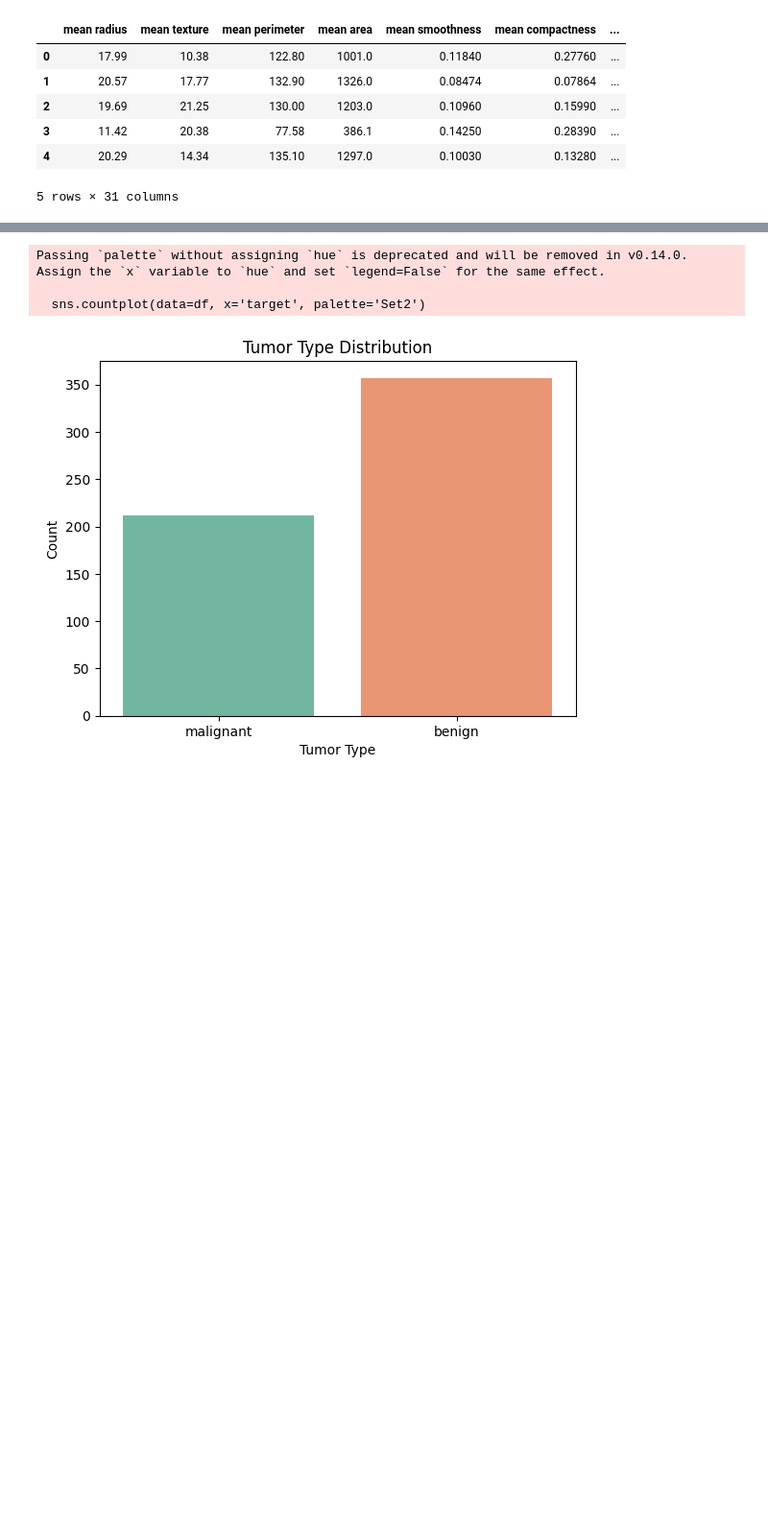
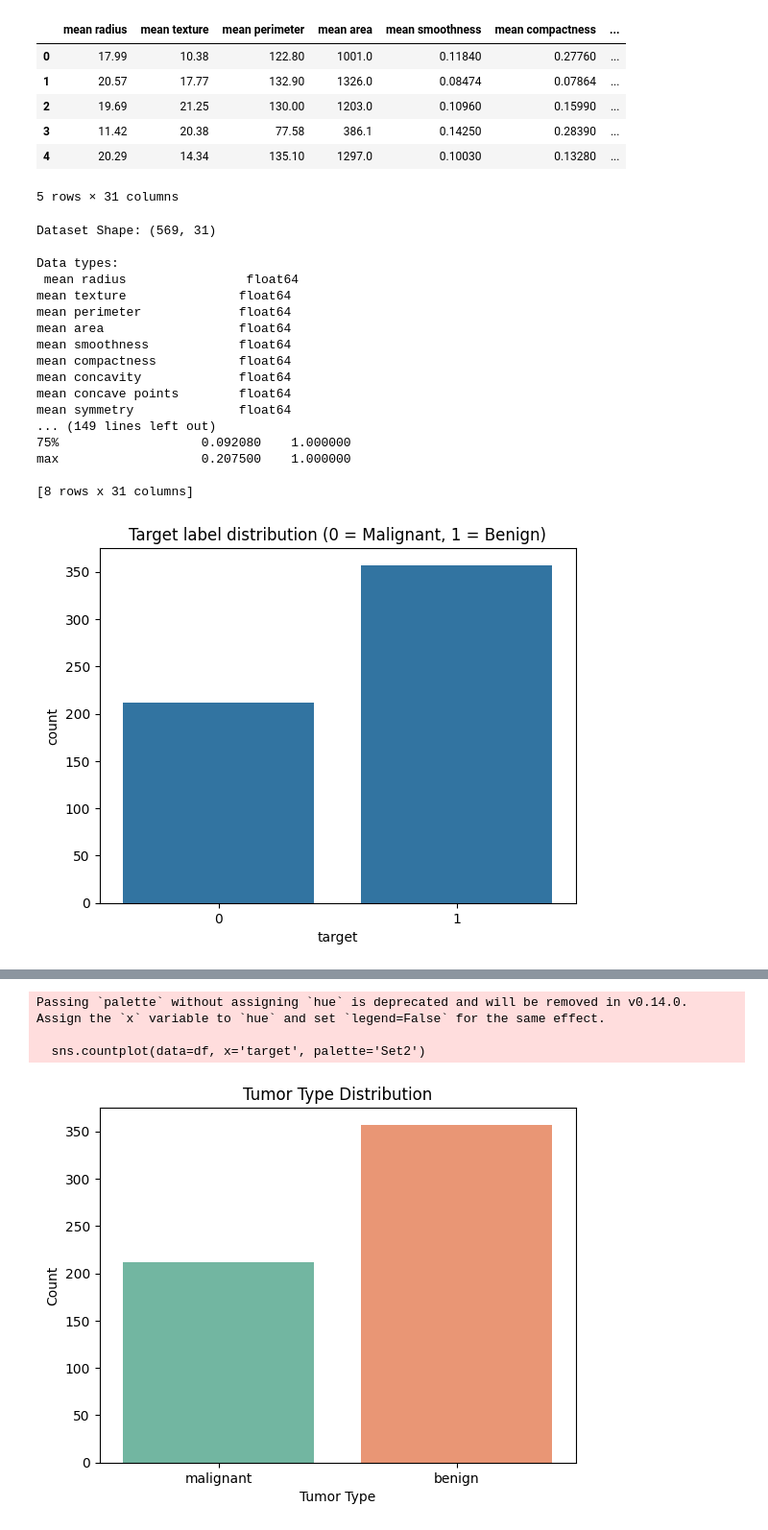
Before and after one commit to julibecaj/AIProject, a Jupyter notebook: BreastCancerClassification.ipynb, the cells around one changed output, grey strips where cells are left out. Shown at 96% size. Cells and saved outputs as stored; diff of their text form; code cells hidden in the pictures; blank space fills up the shorter version.

```diff
--- a/BreastCancerClassification.ipynb
+++ b/BreastCancerClassification.ipynb
@@ -29,3 +29,65 @@ df.head()
 | 3 | 11.42 | 20.38 | 77.58 | 386.1 | 0.14250 | 0.28390 | ... |
 | 4 | 20.29 | 14.34 | 135.10 | 1297.0 | 0.10030 | 0.13280 | ... |
 5 rows × 31 columns
+# %%
+# Step 1: Import libraries
+import pandas as pd
+import seaborn as sns
+import matplotlib.pyplot as plt
+from sklearn.datasets import load_breast_cancer
+
+# Step 2: Load dataset
+data = load_breast_cancer()
+
+# Step 3: Create DataFrame
+df = pd.DataFrame(data.data, columns=data.feature_names)
+df['target'] = data.target  # Add target as a new column
+#----
+#basic dataset info
+print("Dataset Shape:", df.shape)
+print("\nData types:\n", df.dtypes)
+print("\nFirst 5 rows:\n", df.head)
+print("\nSumary statistics:", df.describe())
+
+#target distribution
+sns.countplot(x='target', data=df)
+plt.title('Target label distribution (0 = Malignant, 1 = Benign)')
+plt.show()
+
+#histograms for features
+df.drop('target', axis = 1).hist(bins=20, figsize=(18,12))
+plt.suptitle("feature destribution")
+plt.tight_layout()
+plt.show()
+
+#boxplots for outliers
+plt.figure(figsize=(18,10))
+sns.boxplot(data = df.drop('target', axis = 1))
+plt.title("Boxplot for feature outlines")
+plt.xticks(rotation = 90)
+plt.show()
+
+#correlation heatmap
+plt.figure(figsize=(16,12))
+sns.heatmap(df.drop('target', axis=1).corr(), annot = False, cmap='coolwarm', linewidths=0.5)
+plt.title("feature correlation heatmap")
+plt.show()
+# %% [output]
+Dataset Shape: (569, 31)
+
+Data types:
+ mean radius                float64
+mean texture               float64
+mean perimeter             float64
+mean area                  float64
+mean smoothness            float64
+mean compactness           float64
+mean concavity             float64
+mean concave points        float64
+mean symmetry              float64
+... (149 lines left out)
+75%                   0.092080    1.000000
+max                   0.207500    1.000000
+
+[8 rows x 31 columns]
+[figure, added]
```
Also changed, not shown: parts of 1 cell of this notebook.
